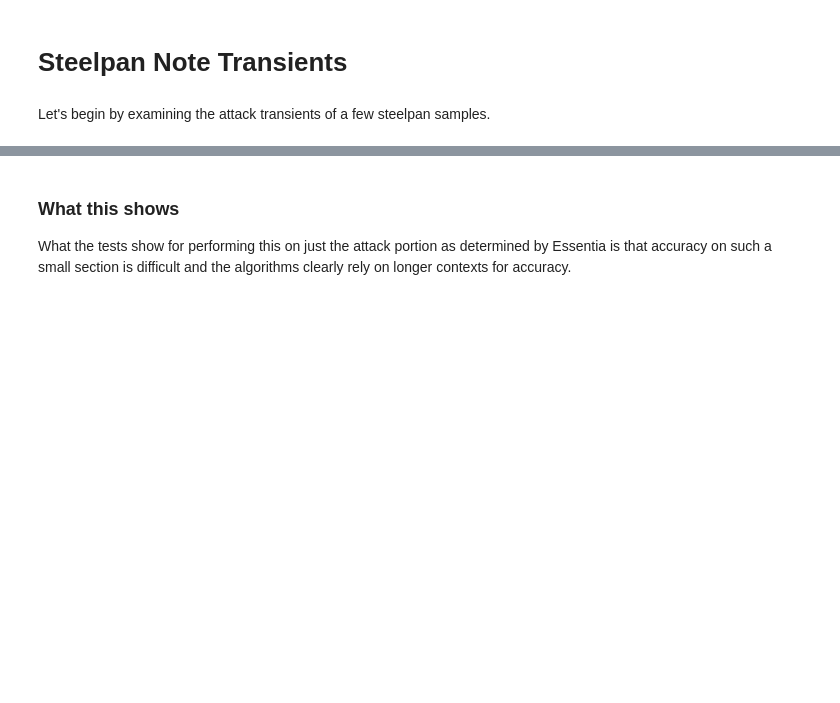
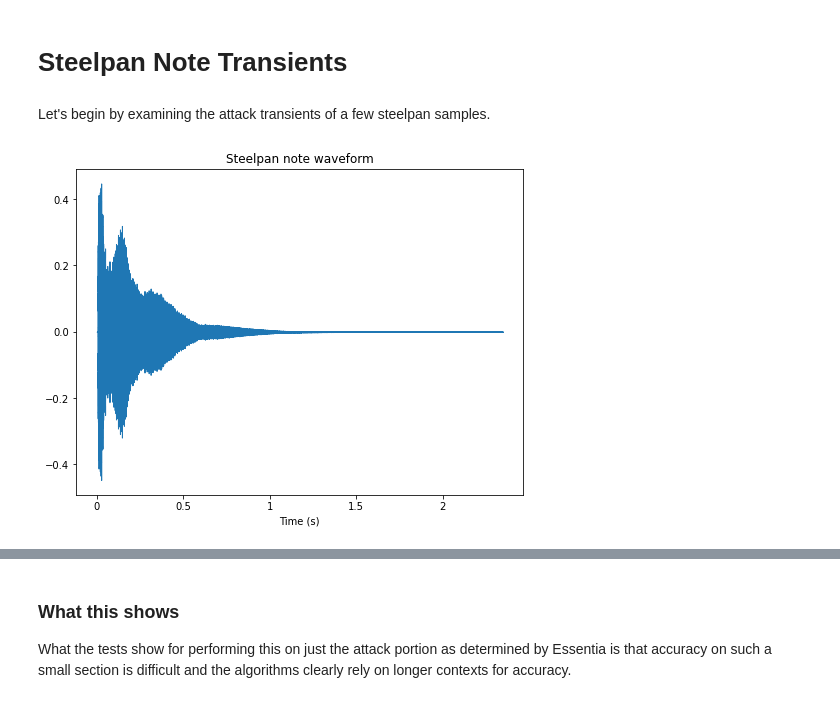
Before and after one commit to malloyca/steelpan-pitch-private, a Jupyter notebook: onset-pitch/steelpan_onset.ipynb, the cells around one changed output, grey strips where cells are left out. Drawn from its saved outputs; the diff is of its cells as text; code cells hidden in the pictures; blank space fills up the shorter version.

```diff
--- a/onset-pitch/steelpan_onset.ipynb
+++ b/onset-pitch/steelpan_onset.ipynb
@@ -102,2 +102,13 @@ sr = 22050
 attack_time = es.LogAttackTime(sampleRate=sr, startAttackThreshold=0.1, stopAttackThreshold=0.95)
+# %%
+audio_01, sr = librosa.load('/content/SASSE_48/validation/60_valid_sample_7.wav', sr=sr)
+
+# plot sample
+fig, ax = plt.subplots(figsize=(8,6))
+librosa.display.waveshow(audio_01, sr=sr, ax=ax,
+                         x_axis='s')
+ax.set(title='Steelpan note waveform')
+plt.show()
+# %% [output]
+[figure, added]
 # %%
```
Also changed, not shown: parts of 36 cells of this notebook.
